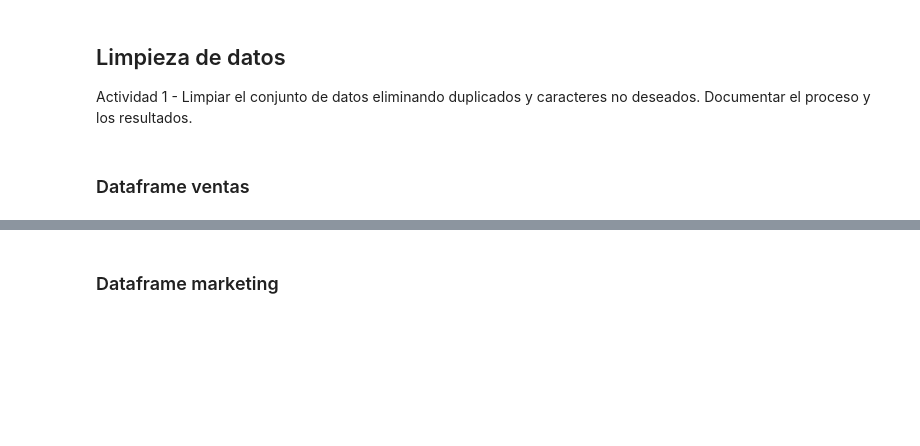
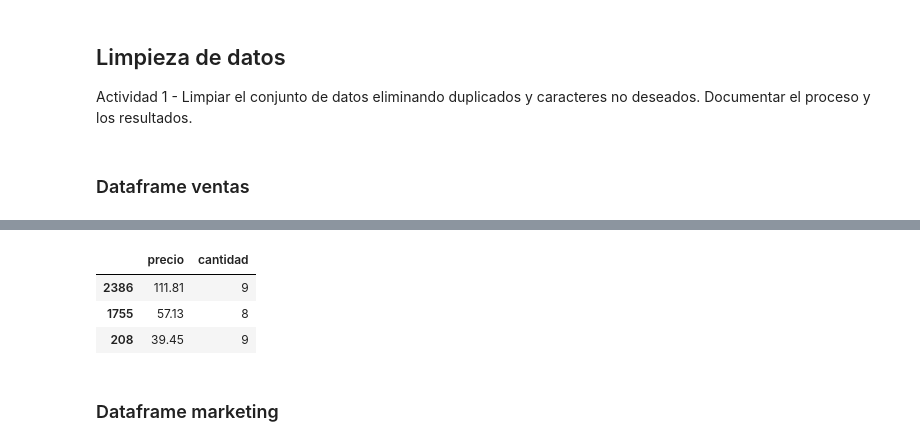
Before and after one commit to alex-degarate/TT-2C2025-Data-Analitycs-Notebooks, a Jupyter notebook: PreEntrega/Pre-entrega-alex.ipynb, the cells around one changed output, grey strips where cells are left out. Saved outputs shown, nothing was run; the diff lists cells and outputs as text; code cells hidden in the pictures; blank space fills up the shorter version.

```diff
--- a/PreEntrega/Pre-entrega-alex.ipynb
+++ b/PreEntrega/Pre-entrega-alex.ipynb
@@ -386,3 +392,11 @@ df_ventas["cantidad"].dtypes
+# %%
+# Validamos campos numericos
+df_ventas[["precio","cantidad"]].sample(3)
+# %% [output]
+|  | precio | cantidad |
+| 2386 | 111.81 | 9 |
+| 1755 | 57.13 | 8 |
+| 208 | 39.45 | 9 |
 # %%
 # Convertir el campo fecha_venta a dtype datetime
 # pd.to_datetime(df_ventas["fecha_venta"], format="%d/%m/%Y")
```
Also changed, not shown: parts of 7 cells of this notebook.
